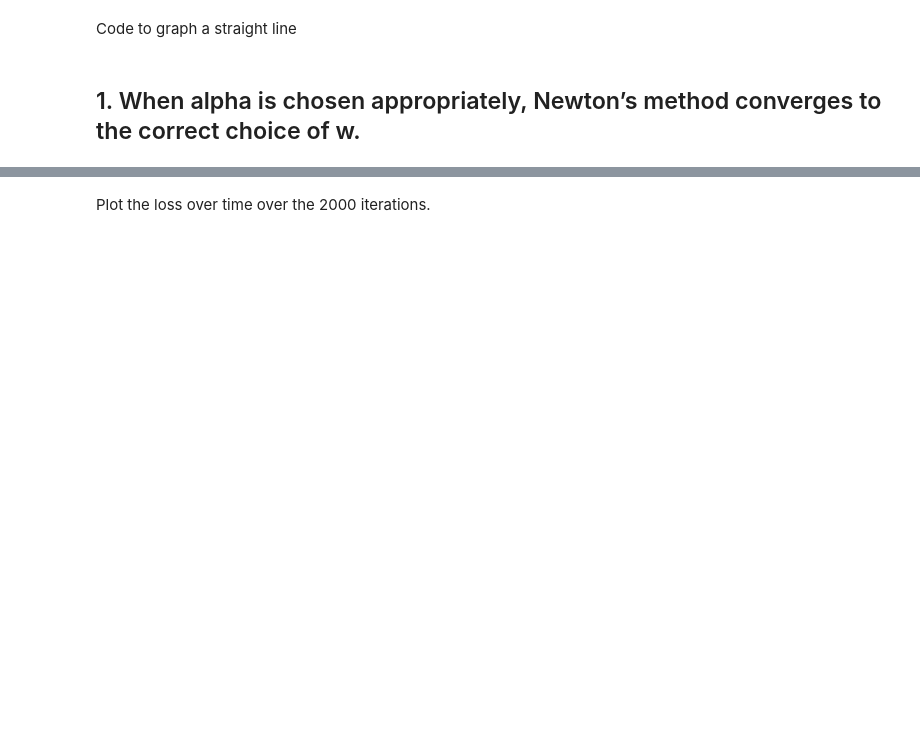
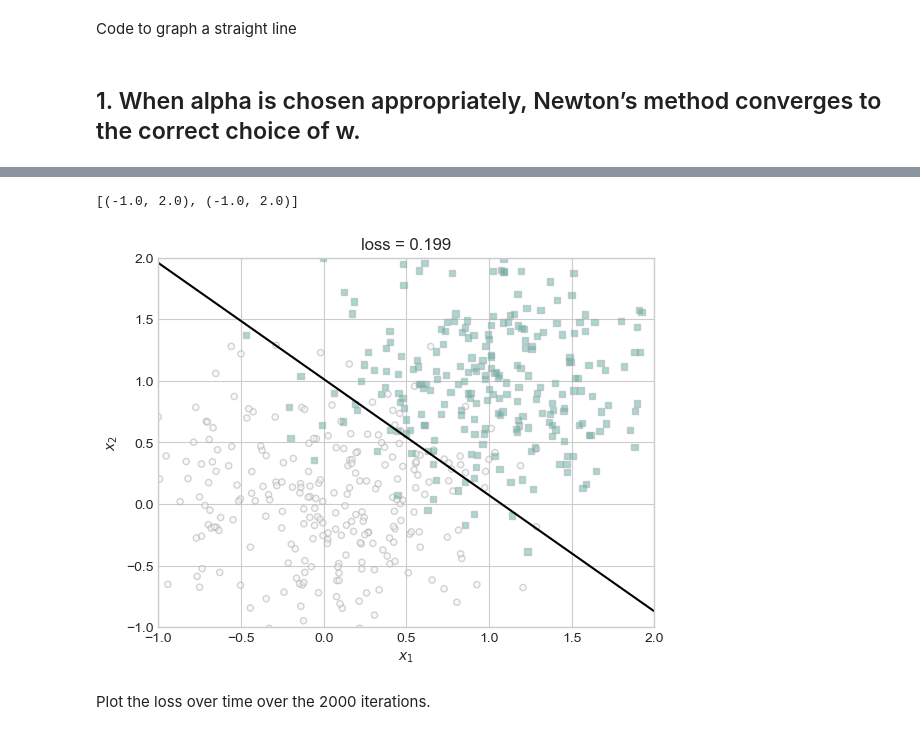
Before and after one commit to lfschweitzer/lfschweitzer.github.io, a Jupyter notebook: posts/post6/homework6.ipynb, the cells around one changed output, grey strips where cells are left out. Cells and saved outputs as stored; diff of their text form; code cells hidden in the pictures; blank space fills up the shorter version.

```diff
--- a/posts/post6/homework6.ipynb
+++ b/posts/post6/homework6.ipynb
@@ -94,3 +95,14 @@ Accuracy: 0.9300000071525574
+# %%
+fig, ax = plt.subplots(1, 1)
+
+plot_classification_data(X, y, ax)
+
+draw_line(LR.w, x_min=-1, x_max=2, ax=ax, color="black")
+ax.set_title(f"loss = {loss:.3f}")
+ax.set(xlim=(-1, 2), ylim=(-1, 2))
+# %% [output]
+[(-1.0, 2.0), (-1.0, 2.0)]
+[figure, added]
 # %% [markdown]
 Plot the loss over time over the 2000 iterations.
 # %%
```
Also changed, not shown: parts of 19 cells of this notebook, 2 other files.
